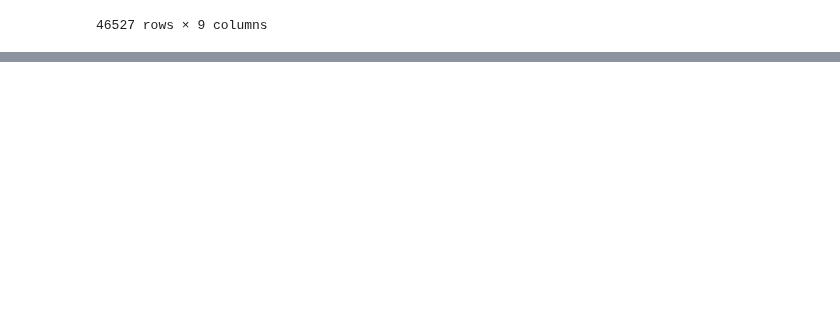
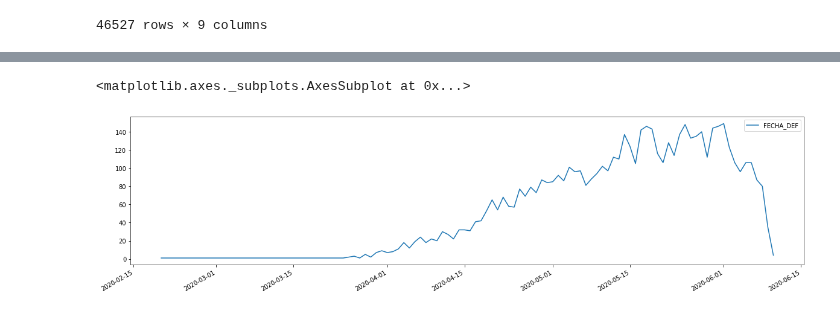
Before and after one commit to artthuro6/Covid-19, a Jupyter notebook: notebooks/Diabetes covid.ipynb, the cells around one changed output, grey strips where cells are left out. Cells and saved outputs as stored; diff of their text form; code cells hidden in the pictures; blank space fills up the shorter version.

```diff
--- a/notebooks/Diabetes covid.ipynb
+++ b/notebooks/Diabetes covid.ipynb
@@ -223,0 +200,3 @@ f_sintomas = data["FECHA_SINTOMAS"].value_counts()
+# %%
+df = data[["RESULTADO", "FECHA_DEF", "FECHA_INGRESO"]]
+df.head()
@@ -223,0 +212,3 @@ f_sintomas = data["FECHA_SINTOMAS"].value_counts()
+# %%
+df_confirmado = df[df['RESULTADO'] == 'Confirmado']
+df_confirmado.head()
@@ -223,0 +226,4 @@ f_sintomas = data["FECHA_SINTOMAS"].value_counts()
+# %%
+defu = df_confirmado.FECHA_DEF.value_counts()
+defu = pd.DataFrame(defu)
+defu
@@ -223,0 +244,5 @@ f_sintomas = data["FECHA_SINTOMAS"].value_counts()
+# %%
+defu.plot(figsize=(20,5))
+# %% [output]
+<matplotlib.axes._subplots.AxesSubplot at 0x...>
+[figure, added]
```
Also changed, not shown: parts of 26 cells of this notebook.
